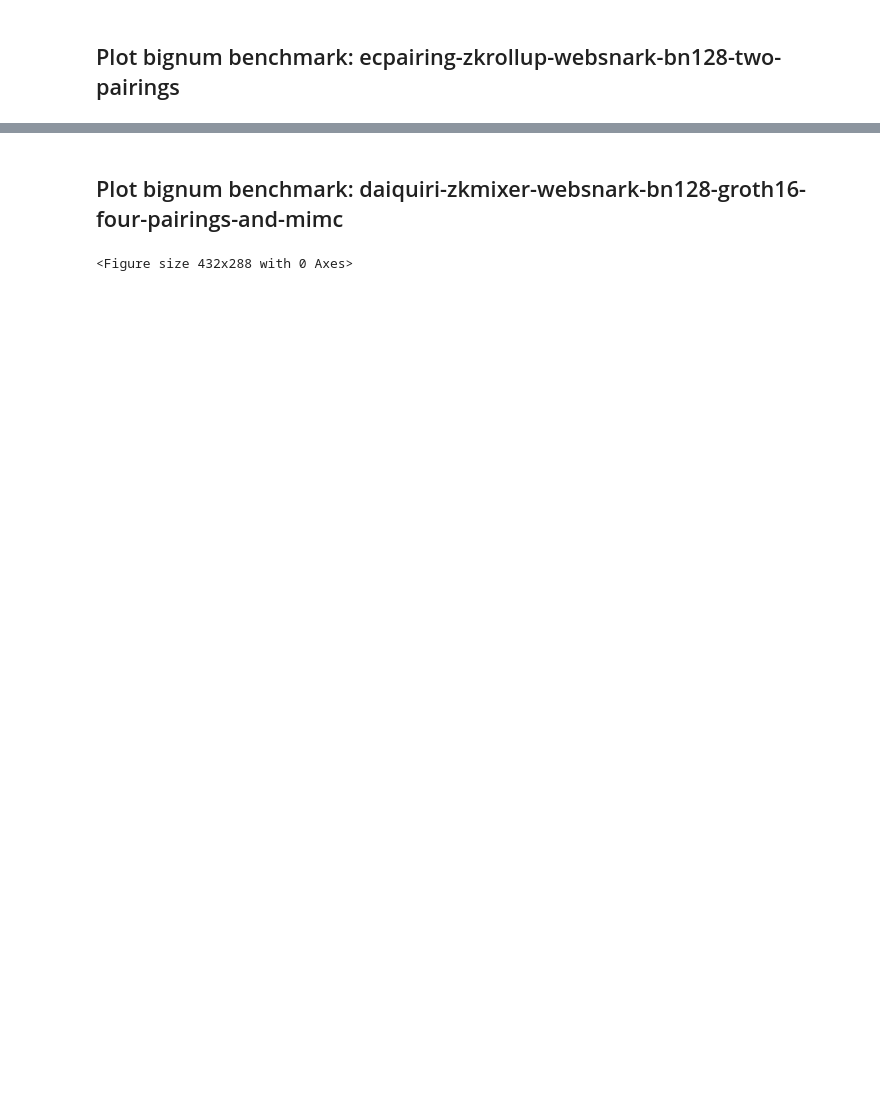
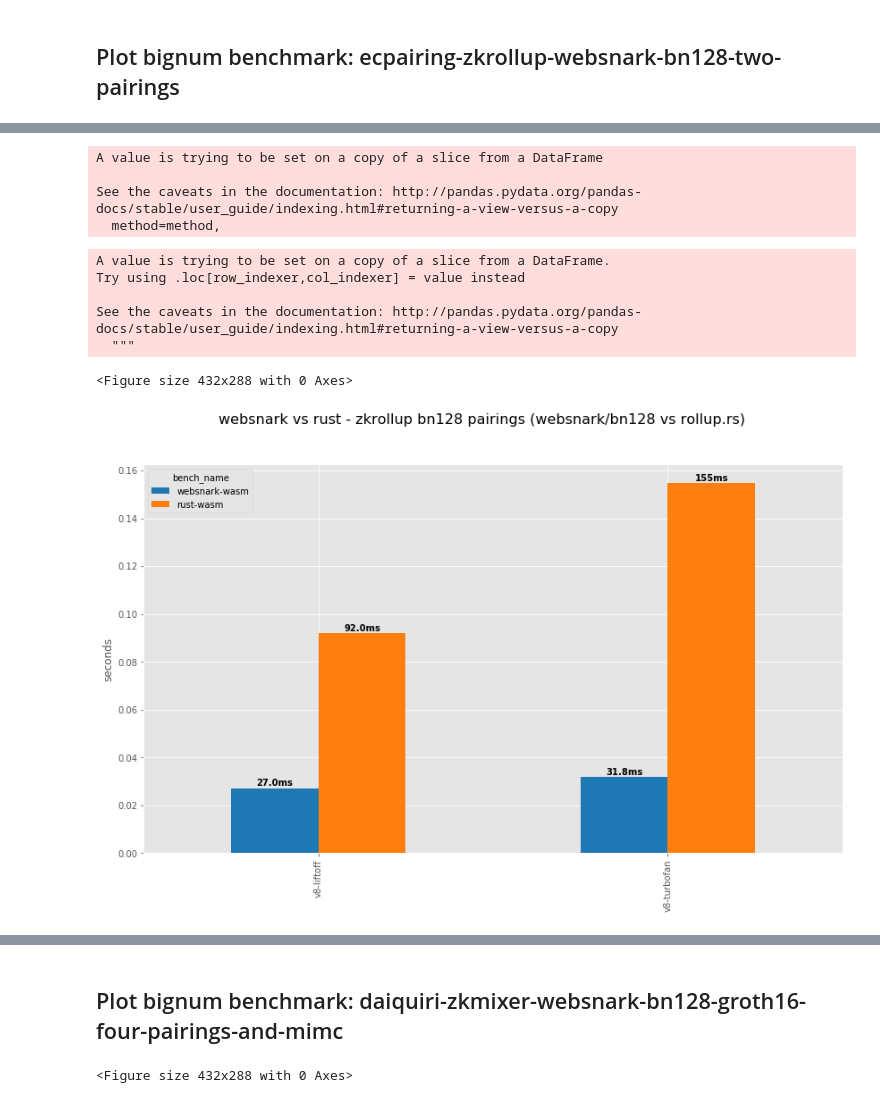
Before and after one commit to ewasm/benchmarking, a Jupyter notebook: notebooks/wasm-engines.ipynb, the cells around one changed output, grey strips where cells are left out. Drawn from its saved outputs; the diff is of its cells as text; code cells hidden in the pictures; blank space fills up the shorter version.

```diff
--- a/notebooks/wasm-engines.ipynb
+++ b/notebooks/wasm-engines.ipynb
@@ -267,3 +291,24 @@ def plotOneTest(df_data, suptitle="title", suptitle_pos=1.00, subtitle="subchart
+# %%
+def plotOneTestGrouped(df_1, test_title="test_title", title="plot Title", colors=['tab:blue', 'tab:orange'], sort_by='websnark-bn128-two-pairings', group_order=None):
+    # to group by engine, pivot to `columns='engine'`
+    #df_1 = pd.pivot_table(df_1, values='exec_time', columns=['engine'], index=['bench_name'], aggfunc=np.mean)
+    # group by bench name
+    df_1['time'] = df_1['exec_time'] + df_1['parse_time']
+    df_1 = pd.pivot_table(df_1, values='time', columns=['bench_name'], index=['engine'], aggfunc=np.mean)
+    # order to get websnark as the group on the left
+    if group_order is not None:
+        df_1 = df_1[group_order]
+
+    plt.figure()
+    ax = df_1.sort_values(sort_by).plot.bar(figsize=(14,8), color=colors)
+    #ax = df_1.plot.bar(figsize=(14,8))
+    ax.set_title(test_title)
+    ax.set(ylabel='seconds', xlabel='')
+
+    adjust_text_labels(labelBarHeights(ax))
+
+    plt.suptitle(title, fontsize=16, y=0.98)
+    plt.show()
 # %%
 def plotScoutStackedTest(df_data, suptitle="title", suptitle_pos=1.00, subtitle="subchart", subtitle_size='medium'):
     plt.figure()
@@ -362,0 +454,7 @@ plotScoutStackedTest(df_scout_fast_means_ecpairing_zkrollup,
+# %%
+df_scout_rust_vs_websnark = df_scout_data[
+    df_scout_data['bench_name'].isin(
+        ['ecpairing-zkrollup-rust-wasm-bn128-two-pairings',
+         'ecpairing-zkrollup-websnark-bn128-two-pairings']
+    )
+]
@@ -362,0 +477,15 @@ plotScoutStackedTest(df_scout_fast_means_ecpairing_zkrollup,
+# %%
+#df_scout_rust_vs_websnark.replace('ecpairing-zkrollup-rust-wasm-bn128-two-pairings', 'rust-wasm-bn128-two-pairings', inplace=True)
+#df_scout_rust_vs_websnark.replace('ecpairing-zkrollup-websnark-bn128-two-pairings', 'websnark-bn128-two-pairings', inplace=True)
+
+df_scout_rust_vs_websnark.replace('ecpairing-zkrollup-rust-wasm-bn128-two-pairings', 'rust-wasm', inplace=True)
+df_scout_rust_vs_websnark.replace('ecpairing-zkrollup-websnark-bn128-two-pairings', 'websnark-wasm', inplace=True)
+# %% [output]
+A value is trying to be set on a copy of a slice from a DataFrame
+
+See the caveats in the documentation: http://pandas.pydata.org/pandas-docs/stable/user_guide/indexing.html#returning-a-view-versus-a-copy
+  method=method,
+# %%
+df_scout_rust_vs_websnark = df_scout_rust_vs_websnark[df_scout_rust_vs_websnark['engine'].isin(
+['wabt-superops-bignums-slowmont', 'wabt-bignums-fasthost', 'wabt-superops-bignums', 'rust-native', 'v8-liftoff', 'v8-turbofan']
+)]
@@ -362,0 +496,15 @@ plotScoutStackedTest(df_scout_fast_means_ecpairing_zkrollup,
+# %%
+plotOneTestGrouped(df_scout_rust_vs_websnark,
+                   title="websnark vs rust - zkrollup bn128 pairings (websnark/bn128 vs rollup.rs)",
+                   test_title="",
+                   group_order=['websnark-wasm', 'rust-wasm'],
+                   sort_by="rust-wasm",
+                   colors=['tab:blue', 'tab:orange'])
+# %% [output]
+A value is trying to be set on a copy of a slice from a DataFrame.
+Try using .loc[row_indexer,col_indexer] = value instead
+
+See the caveats in the documentation: http://pandas.pydata.org/pandas-docs/stable/user_guide/indexing.html#returning-a-view-versus-a-copy
+  """
+<Figure size 432x288 with 0 Axes>
+[figure, added]
```
Also changed, not shown: parts of 77 cells of this notebook.
